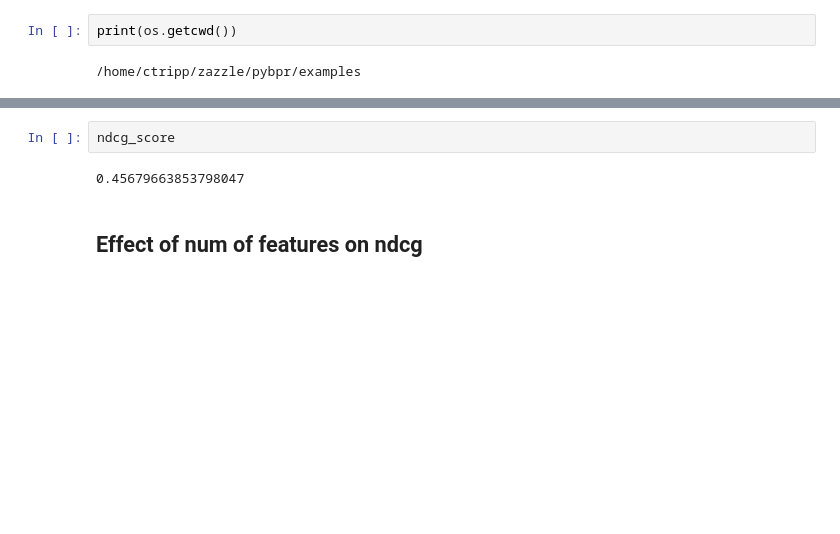
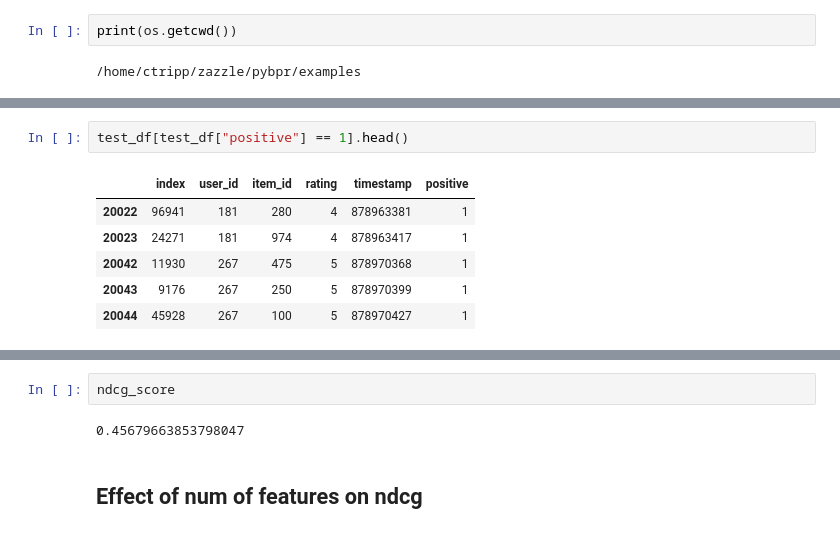
Before and after one commit to rimplesandhu/pybpr, a Jupyter notebook: examples/count_model_movielens.ipynb, the cells around one changed output, grey strips where cells are left out. Cells and saved outputs as stored; diff of their text form; blank space fills up the shorter version.

```diff
--- a/examples/count_model_movielens.ipynb
+++ b/examples/count_model_movielens.ipynb
@@ -51 +63,10 @@ test_df = df.iloc[slice_index:]
+# %%
+test_df[test_df["positive"] == 1].head()
+# %% [output]
+|  | index | user_id | item_id | rating | timestamp | positive |
+| 20022 | 96941 | 181 | 280 | 4 | 878963381 | 1 |
+| 20023 | 24271 | 181 | 974 | 4 | 878963417 | 1 |
+| 20042 | 11930 | 267 | 475 | 5 | 878970368 | 1 |
+| 20043 | 9176 | 267 | 250 | 5 | 878970399 | 1 |
+| 20044 | 45928 | 267 | 100 | 5 | 878970427 | 1 |
 # %%
```
Also changed, not shown: parts of 30 cells of this notebook, 6 other files.
